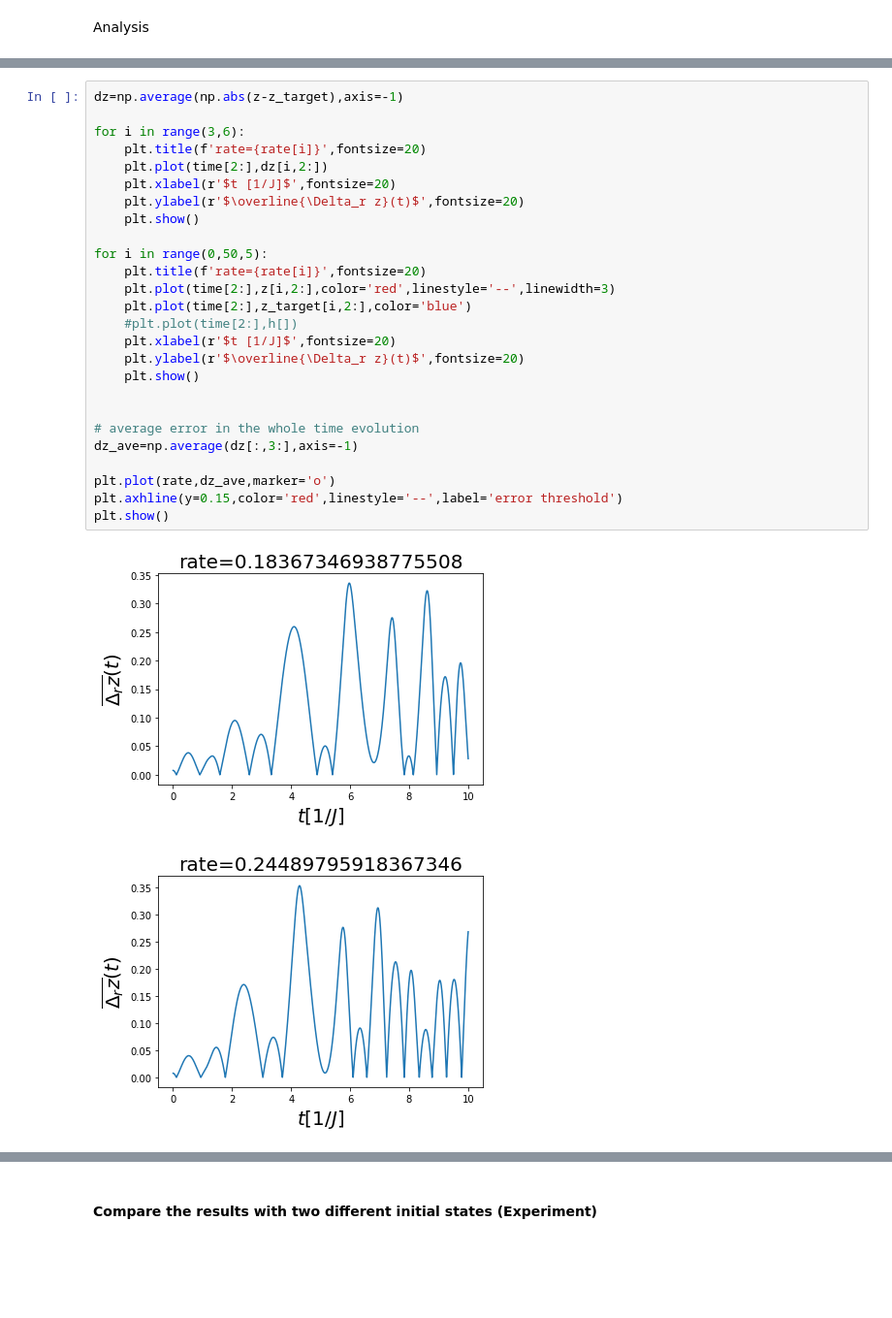
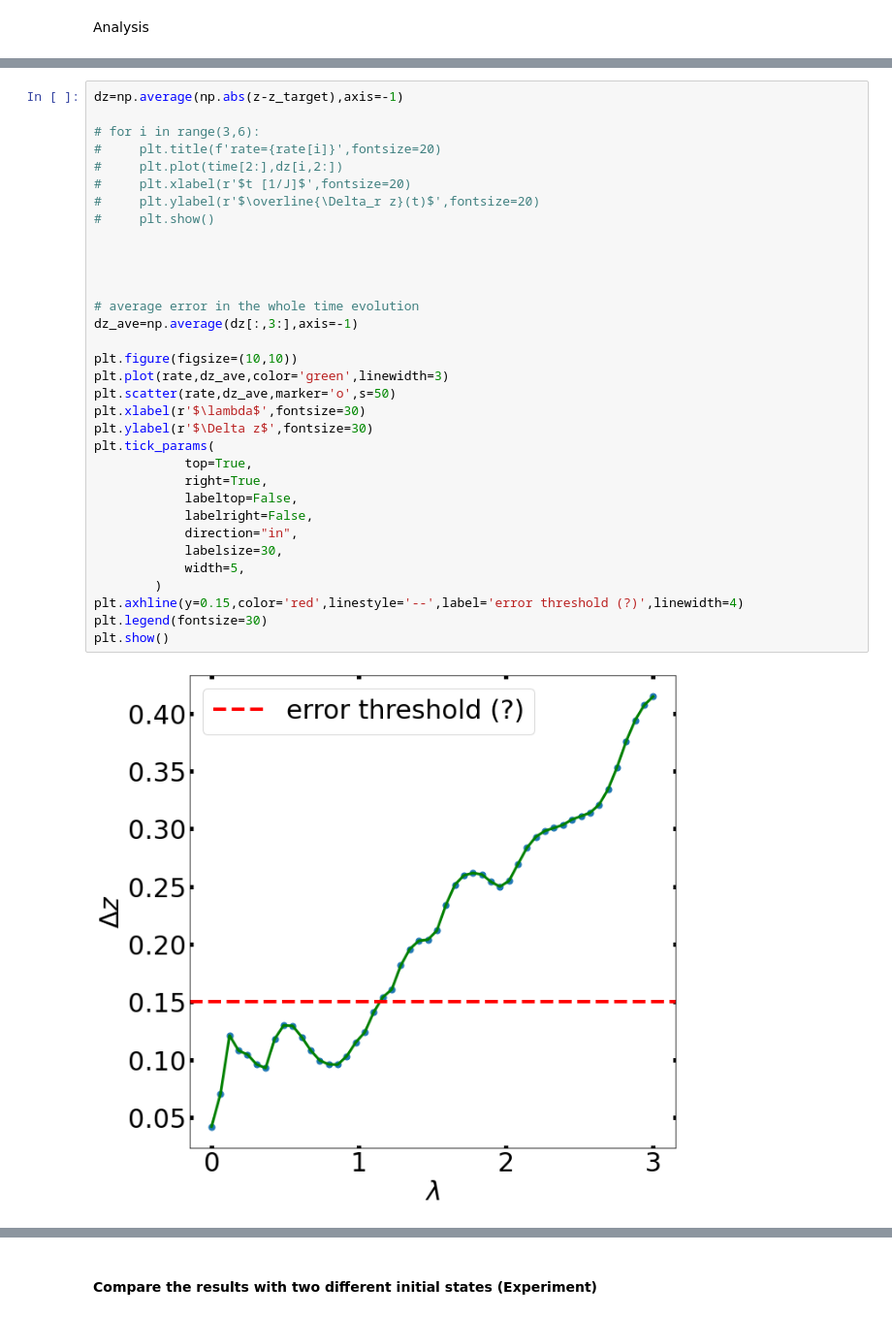
Before and after one commit to emacosta95/DL-VLM, a Jupyter notebook: AdTDDFT_test.ipynb, the cells around one changed output, grey strips where cells are left out. Shown at 97% size. Cells and saved outputs as stored; diff of their text form; blank space fills up the shorter version.

```diff
--- a/AdTDDFT_test.ipynb
+++ b/AdTDDFT_test.ipynb
@@ -355,29 +310,35 @@ Analysis
 # %%
 dz=np.average(np.abs(z-z_target),axis=-1)
 
-for i in range(3,6):
-    plt.title(f'rate={rate[i]}',fontsize=20)
-    plt.plot(time[2:],dz[i,2:])
-    plt.xlabel(r'$t [1/J]$',fontsize=20)
-    plt.ylabel(r'$\overline{\Delta_r z}(t)$',fontsize=20)
-    plt.show()
+# for i in range(3,6):
+#     plt.title(f'rate={rate[i]}',fontsize=20)
+#     plt.plot(time[2:],dz[i,2:])
+#     plt.xlabel(r'$t [1/J]$',fontsize=20)
+#     plt.ylabel(r'$\overline{\Delta_r z}(t)$',fontsize=20)
+#     plt.show()
 
-for i in range(0,50,5):
-    plt.title(f'rate={rate[i]}',fontsize=20)
-    plt.plot(time[2:],z[i,2:],color='red',linestyle='--',linewidth=3)
-    plt.plot(time[2:],z_target[i,2:],color='blue')
-    #plt.plot(time[2:],h[])
-    plt.xlabel(r'$t [1/J]$',fontsize=20)
-    plt.ylabel(r'$\overline{\Delta_r z}(t)$',fontsize=20)
-    plt.show()
+
 
 
 # average error in the whole time evolution
 dz_ave=np.average(dz[:,3:],axis=-1)
 
-plt.plot(rate,dz_ave,marker='o')
-plt.axhline(y=0.15,color='red',linestyle='--',label='error threshold')
+plt.figure(figsize=(10,10))
+plt.plot(rate,dz_ave,color='green',linewidth=3)
+plt.scatter(rate,dz_ave,marker='o',s=50)
+plt.xlabel(r'$\lambda$',fontsize=30)
+plt.ylabel(r'$\Delta z$',fontsize=30)
+plt.tick_params(
+            top=True,
+            right=True,
+            labeltop=False,
+            labelright=False,
+            direction="in",
+            labelsize=30,
+            width=5,
+        )
+plt.axhline(y=0.15,color='red',linestyle='--',label='error threshold (?)',linewidth=4)
+plt.legend(fontsize=30)
 plt.show()
 # %% [output]
-[figure, old version]
+[figure, new version]
-[figure, removed]
```
Also changed, not shown: parts of 12 cells of this notebook, 10 other files.
